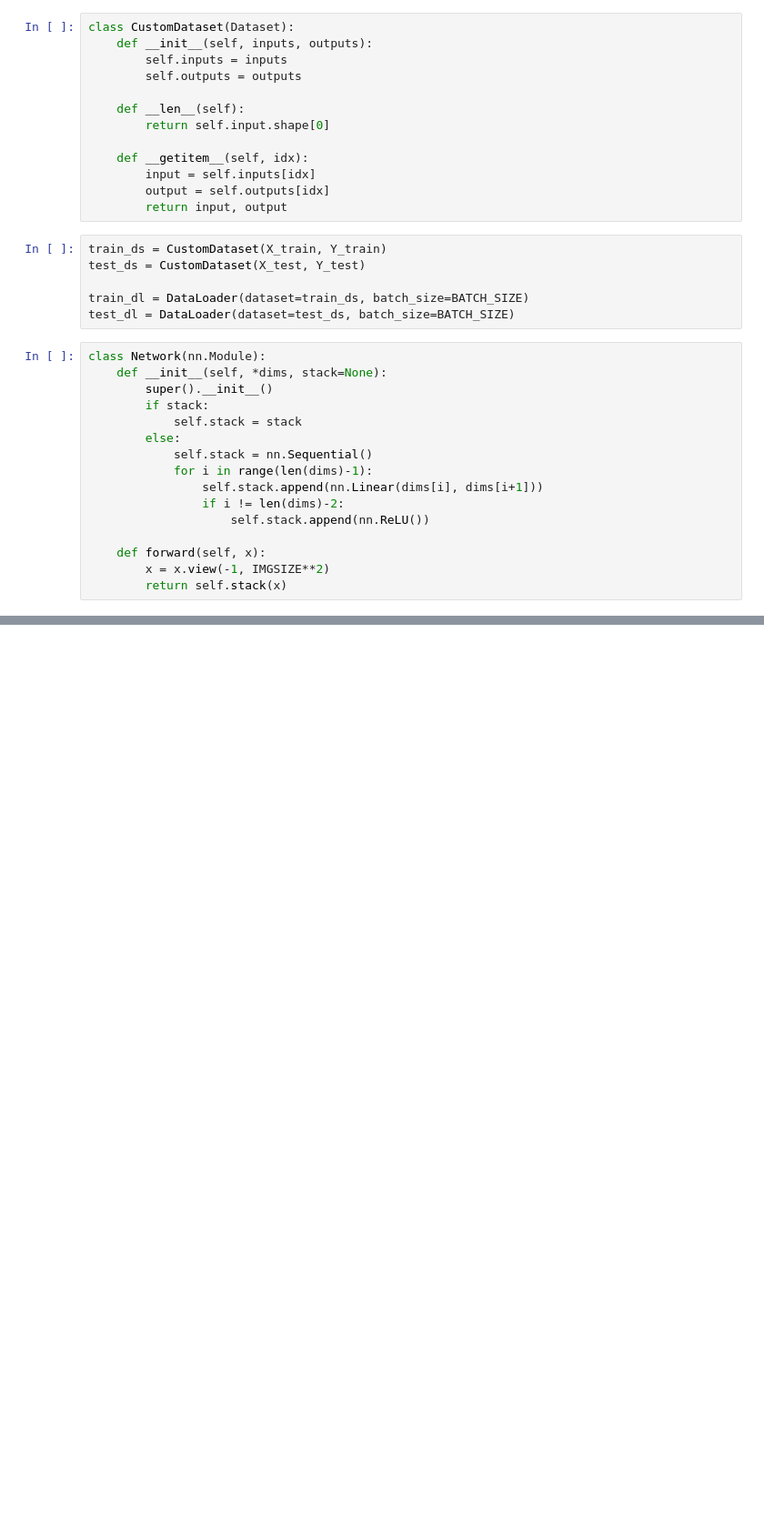
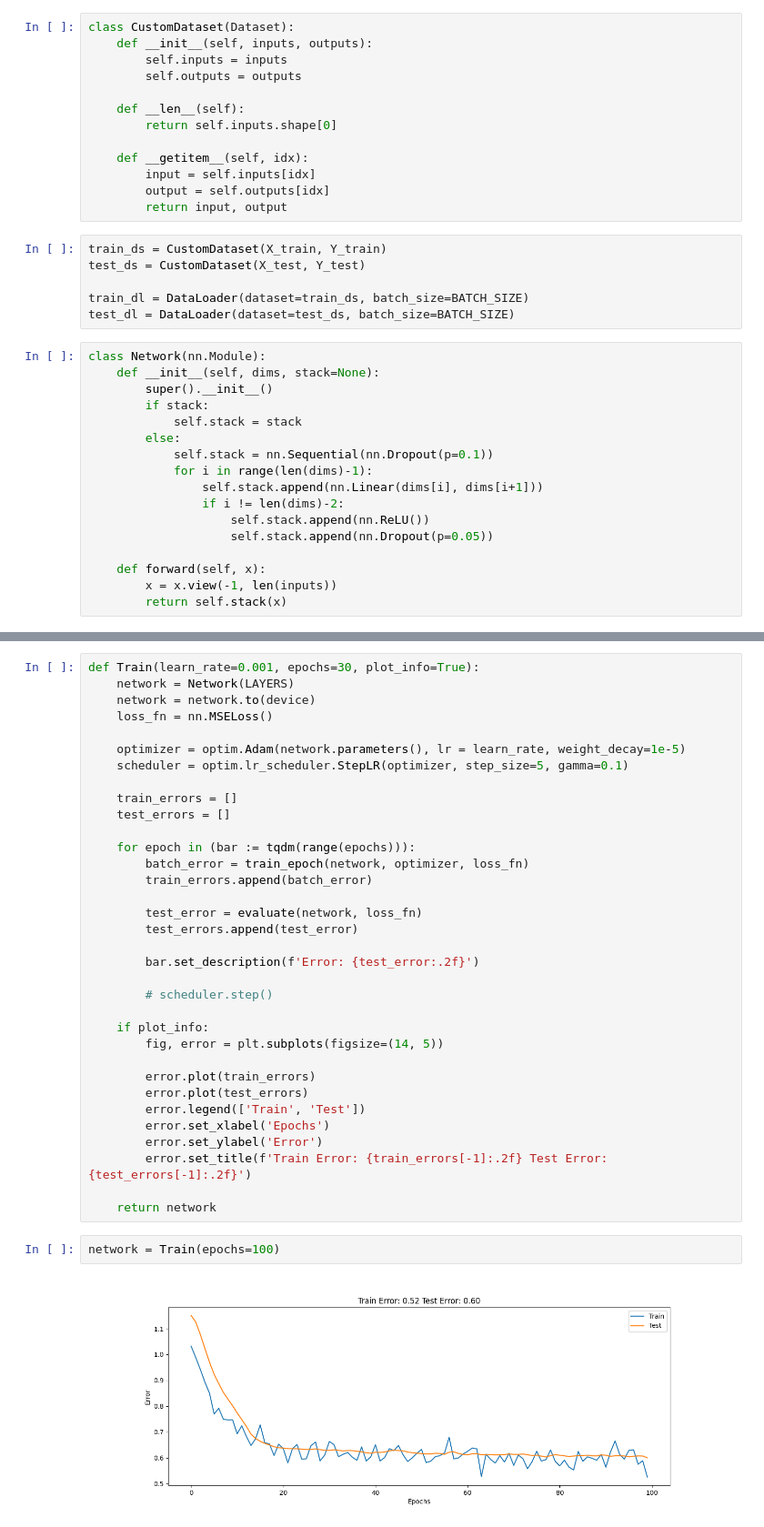
Before and after one commit to Giraff-o-titans/Giraff-o-titans-Datahacks, a Jupyter notebook: ML.ipynb, the cells around one changed output, grey strips where cells are left out. Shown at 91% size. Drawn from its saved outputs; the diff is of its cells as text; blank space fills up the shorter version.

```diff
--- a/ML.ipynb
+++ b/ML.ipynb
@@ -82,7 +81,7 @@ class CustomDataset(Dataset):
         self.outputs = outputs
 
     def __len__(self):
-        return self.input.shape[0]
+        return self.inputs.shape[0]
 
     def __getitem__(self, idx):
         input = self.inputs[idx]
@@ -96,17 +95,18 @@ train_dl = DataLoader(dataset=train_ds, batch_size=BATCH_SIZE)
 test_dl = DataLoader(dataset=test_ds, batch_size=BATCH_SIZE)
 # %%
 class Network(nn.Module):
-    def __init__(self, *dims, stack=None):
+    def __init__(self, dims, stack=None):
         super().__init__()
         if stack:
             self.stack = stack
         else:
-            self.stack = nn.Sequential()
+            self.stack = nn.Sequential(nn.Dropout(p=0.1))
             for i in range(len(dims)-1):
                 self.stack.append(nn.Linear(dims[i], dims[i+1]))
                 if i != len(dims)-2:
                     self.stack.append(nn.ReLU())
+                    self.stack.append(nn.Dropout(p=0.05))
 
     def forward(self, x):
-        x = x.view(-1, IMGSIZE**2)
+        x = x.view(-1, len(inputs))
         return self.stack(x)
@@ -112,0 +145,38 @@ class Network(nn.Module):
+# %%
+def Train(learn_rate=0.001, epochs=30, plot_info=True):
+    network = Network(LAYERS)
+    network = network.to(device)
+    loss_fn = nn.MSELoss()
+
+    optimizer = optim.Adam(network.parameters(), lr = learn_rate, weight_decay=1e-5)
+    scheduler = optim.lr_scheduler.StepLR(optimizer, step_size=5, gamma=0.1)
+
+    train_errors = []
+    test_errors = []
+
+    for epoch in (bar := tqdm(range(epochs))):
+        batch_error = train_epoch(network, optimizer, loss_fn)
+        train_errors.append(batch_error)
+
+        test_error = evaluate(network, loss_fn)
+        test_errors.append(test_error)
+
+        bar.set_description(f'Error: {test_error:.2f}')
+
+        # scheduler.step()
+
+    if plot_info:
+        fig, error = plt.subplots(figsize=(14, 5))
+
+        error.plot(train_errors)
+        error.plot(test_errors)
+        error.legend(['Train', 'Test'])
+        error.set_xlabel('Epochs')
+        error.set_ylabel('Error')
+        error.set_title(f'Train Error: {train_errors[-1]:.2f} Test Error: {test_errors[-1]:.2f}')
+
+    return network
+# %%
+network = Train(epochs=100)
+# %% [output]
+[figure, added]
```
Also changed, not shown: parts of 9 cells of this notebook, 1 other file.
